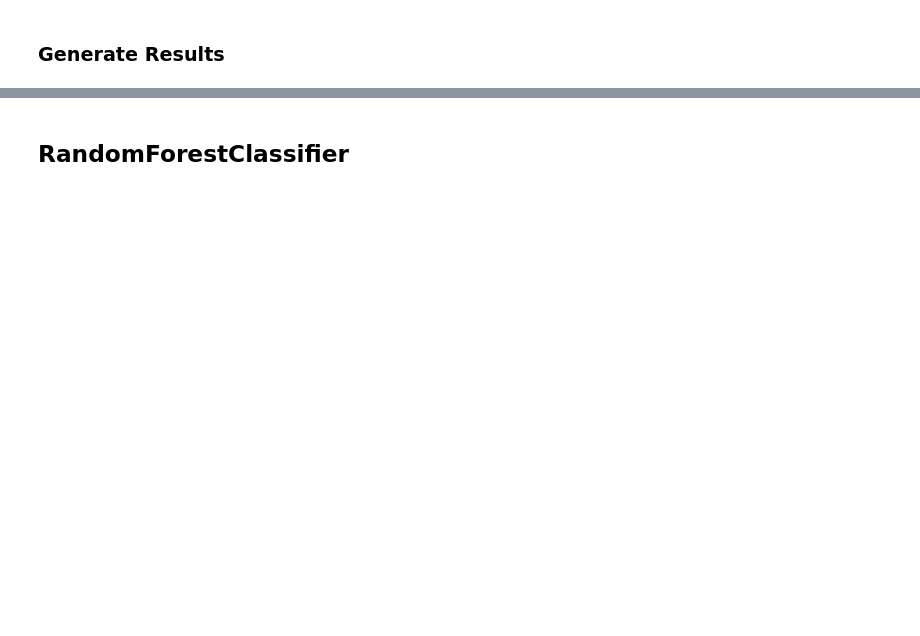
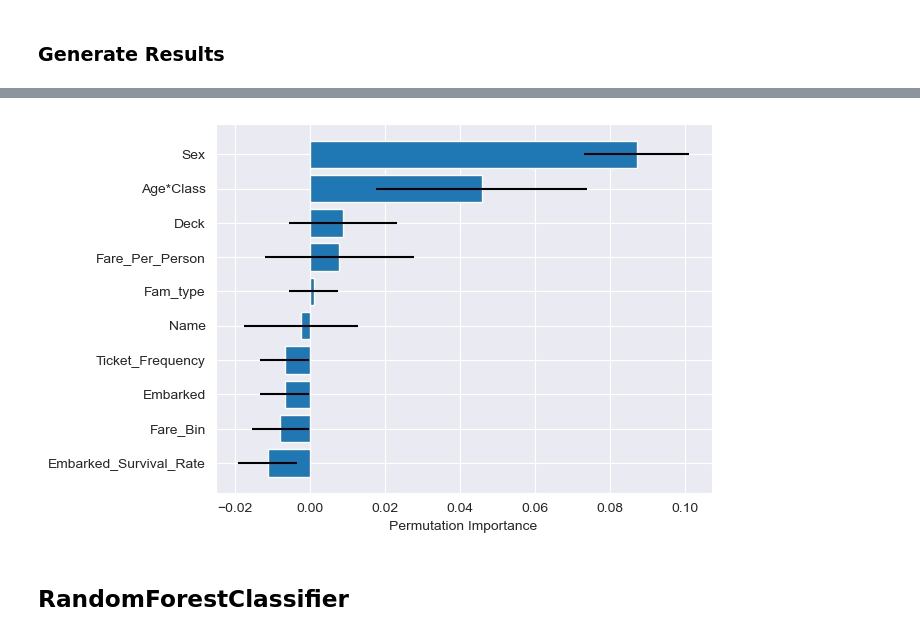
Before and after one commit to denislesha28/kaggle-titanic-challenge, a Jupyter notebook: predict_survival.ipynb, the cells around one changed output, grey strips where cells are left out. Drawn from its saved outputs; the diff is of its cells as text; code cells hidden in the pictures; blank space fills up the shorter version.

```diff
--- a/predict_survival.ipynb
+++ b/predict_survival.ipynb
@@ -187,7 +220,7 @@ X_train
 # %% [markdown]
 ### Cross-Fold Validation
 # %%
-model = XGBClassifier() # classifier used to tune hyperparameters
+xgb_classifier = XGBClassifier() # classifier used to tune hyperparameters
 
 def objective(trial):
     param = {
@@ -205,13 +238,11 @@ def objective(trial):
     }
 
     model = xgb.XGBClassifier(**param)
-    model.fit(X_train, y_train, eval_set=[(X_test, y_test)], verbose=False)
-    model.set_params(early_stopping_rounds=100 ) # TODO random state
 
-    preds = model.predict(X_test)
-    accuracy = accuracy_score(y_test, preds)
+    cv = StratifiedKFold(n_splits=5)
+    scores = cross_val_score(model, X_train, y_train, cv=cv, scoring='accuracy')
 
-    return accuracy
+    return scores.mean()
 # %%
 study = opt.create_study(direction='maximize')
 study.optimize(objective, n_trials=100)
@@ -246,8 +277,8 @@ Best trial accuracy: 0.8268156424581006
 # %% [markdown]
 ### Generate Results
 # %%
-model.set_params(**best_trial.params)
-model.fit(X_train, y_train)
+xgb_classifier.set_params(**best_trial.params)
+xgb_classifier.fit(X_train, y_train)
 # %% [output]
 XGBClassifier(base_score=None, booster=None, callbacks=None,
               colsample_bylevel=None, colsample_bynode=None,
@@ -274,0 +332,3 @@ submission_test.to_csv('submission_test.csv')
+# %%
+results = permutation_importance(xgb_classifier, X_test, y_test, scoring='accuracy')
+results
@@ -275,3 +350,16 @@ submission_test.to_csv('submission_test.csv')
+# %%
+importance = results.importances_mean
+std = results.importances_std
+
+features = X_train.columns
+sorted_idx = importance.argsort()
+
+plt.barh(range(len(sorted_idx)), importance[sorted_idx], xerr=std[sorted_idx], align='center')
+plt.yticks(range(len(sorted_idx)), [features[i] for i in sorted_idx])
+plt.xlabel("Permutation Importance")
+plt.show()
+# %% [output]
+[figure, added]
 # %% [markdown]
 ## RandomForestClassifier
 # %%
```
Also changed, not shown: parts of 36 cells of this notebook, 1 other file.
